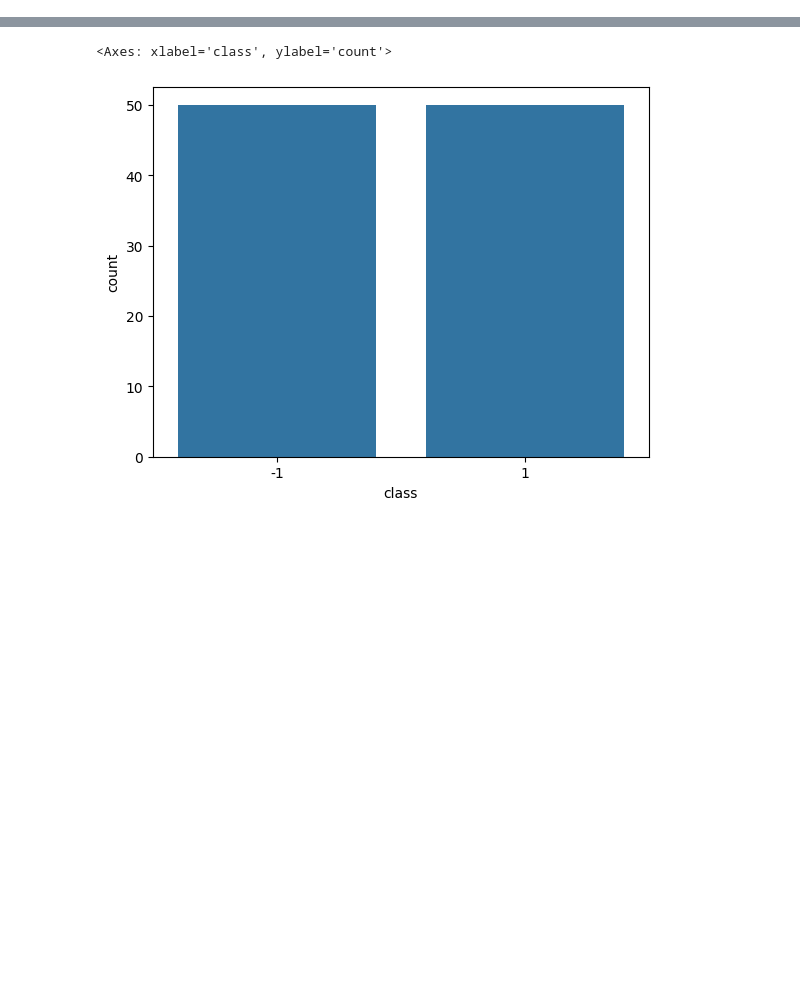
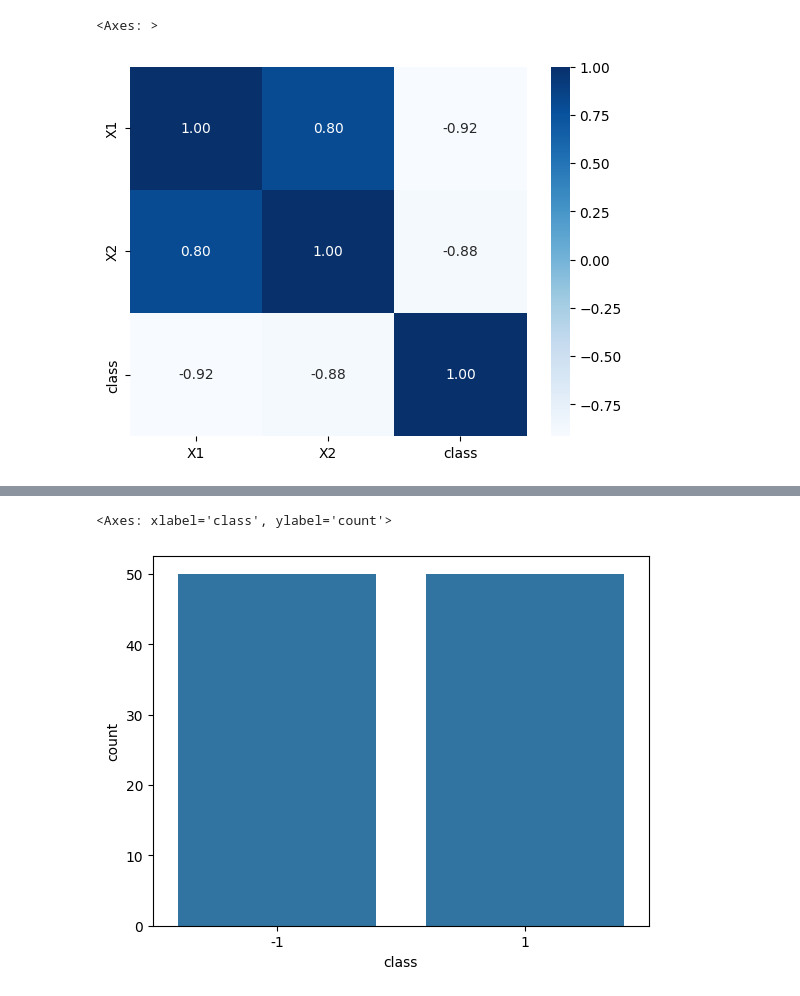
Before and after one commit to BenSerg/ML-labs-polytech, a Jupyter notebook: Neural Networks/lab2.ipynb, the cells around one changed output, grey strips where cells are left out. Cells and saved outputs as stored; diff of their text form; code cells hidden in the pictures; blank space fills up the shorter version.

```diff
--- a/Neural Networks/lab2.ipynb
+++ b/Neural Networks/lab2.ipynb
@@ -23,3 +25,8 @@ nn_0a = pd.read_csv('task1/nn_0a.csv')
 nn_0a.name='nn_0a'
 nn_1 = pd.read_csv('task1/nn_1.csv')
 nn_1.name = 'nn_1'
+# %%
+sns.heatmap(nn_0.corr(), annot=True, cmap='Blues', fmt='.2f')
+# %% [output]
+<Axes: >
+[figure, added]
```
Also changed, not shown: parts of 12 cells of this notebook.
